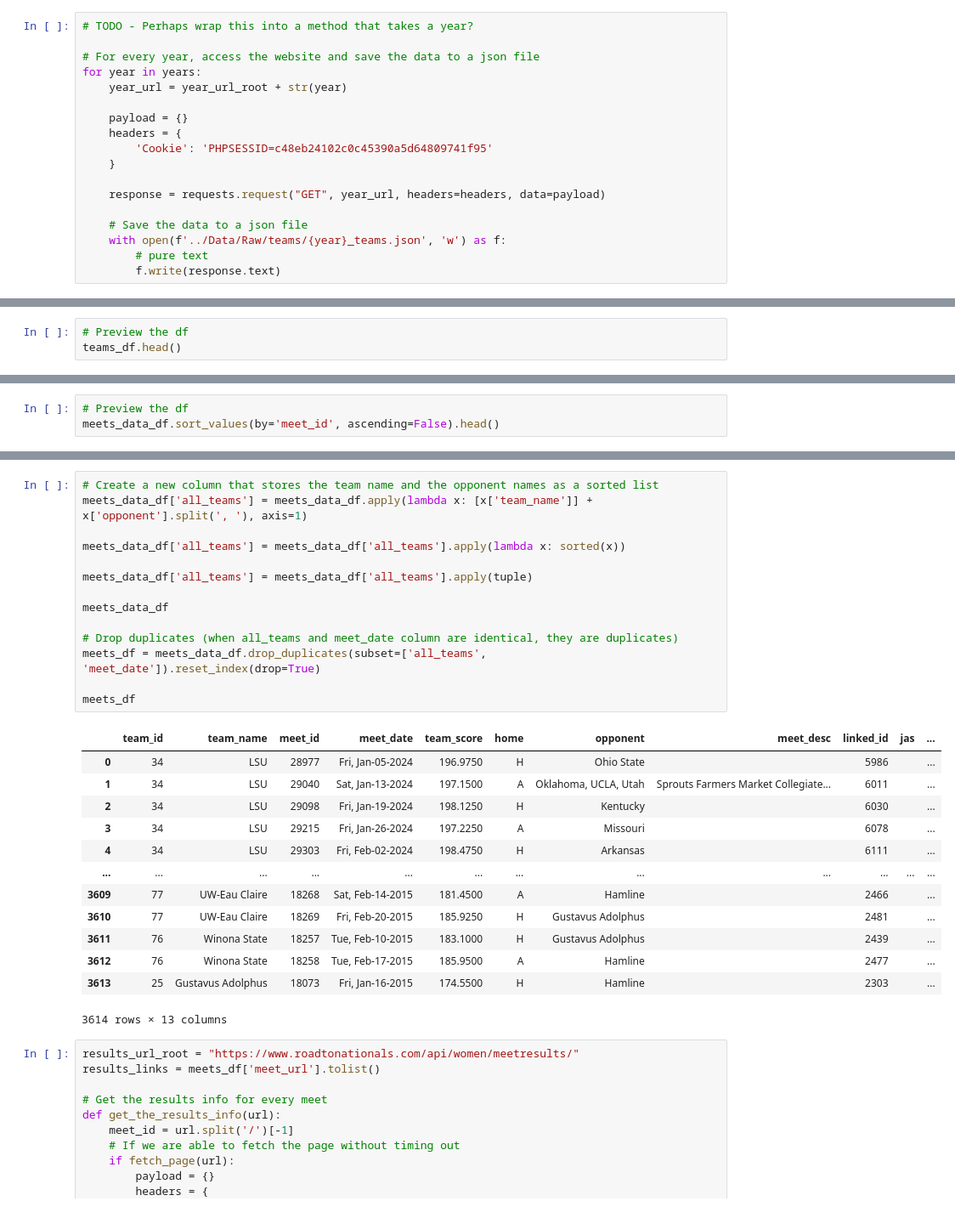
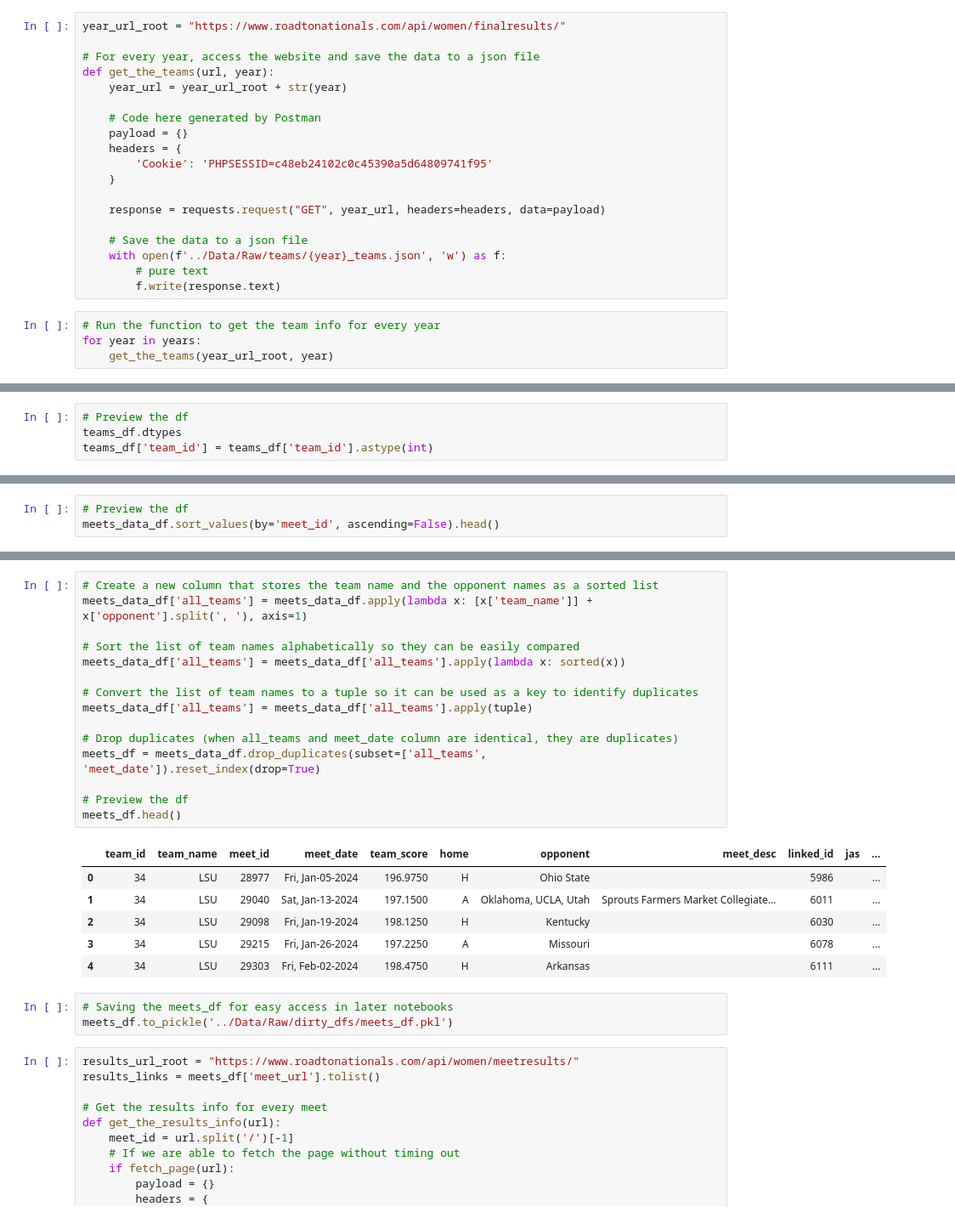
Before and after one commit to LSE-ME204/me204-2024-project-jesatuts2, a Jupyter notebook: Notebooks/NB01-Data-Collection.ipynb, the cells around one changed output, grey strips where cells are left out. Shown at 85% size. Cells and saved outputs as stored; diff of their text form.

Commit message:
constructed dfs and saved for local access in other notebooks

```diff
--- a/Notebooks/NB01-Data-Collection.ipynb
+++ b/Notebooks/NB01-Data-Collection.ipynb
@@ -106,10 +87,11 @@ On the landing page, I have scraped all the information for the past 10 years; t
 # %%
-# TODO - Perhaps wrap this into a method that takes a year?
+year_url_root = "https://www.roadtonationals.com/api/women/finalresults/"
 
 # For every year, access the website and save the data to a json file
-for year in years:
+def get_the_teams(url, year):
     year_url = year_url_root + str(year)
 
+    # Code here generated by Postman
     payload = {}
     headers = {
         'Cookie': 'PHPSESSID=c48eb24102c0c45390a5d64809741f95'
@@ -121,3 +103,7 @@ for year in years:
     with open(f'../Data/Raw/teams/{year}_teams.json', 'w') as f:
         # pure text
         f.write(response.text)
+# %%
+# Run the function to get the team info for every year
+for year in years:
+    get_the_teams(year_url_root, year)
@@ -156,6 +166,7 @@ teams_df.head()
 teams_df = teams_df.drop_duplicates(subset=['team_id', 'team_name']).reset_index(drop=True)
 # %%
 # Preview the df
-teams_df.head()
+teams_df.dtypes
+teams_df['team_id'] = teams_df['team_id'].astype(int)
 # %%
 # Determine the link to access the team's dashboard
@@ -321,31 +324,28 @@ I'm in a bit of a rush, so I'm going to leave that problem on the table for now
 # %%
 # Create a new column that stores the team name and the opponent names as a sorted list
 meets_data_df['all_teams'] = meets_data_df.apply(lambda x: [x['team_name']] + x['opponent'].split(', '), axis=1)
 
+# Sort the list of team names alphabetically so they can be easily compared
 meets_data_df['all_teams'] = meets_data_df['all_teams'].apply(lambda x: sorted(x))
 
+# Convert the list of team names to a tuple so it can be used as a key to identify duplicates
 meets_data_df['all_teams'] = meets_data_df['all_teams'].apply(tuple)
-
-meets_data_df
 
 # Drop duplicates (when all_teams and meet_date column are identical, they are duplicates)
 meets_df = meets_data_df.drop_duplicates(subset=['all_teams', 'meet_date']).reset_index(drop=True)
 
-meets_df
+# Preview the df
+meets_df.head()
 # %% [output]
 |  | team_id | team_name | meet_id | meet_date | team_score | home | opponent | meet_desc | linked_id | jas | ... |
 | 0 | 34 | LSU | 28977 | Fri, Jan-05-2024 | 196.9750 | H | Ohio State |  | 5986 |  | ... |
 | 1 | 34 | LSU | 29040 | Sat, Jan-13-2024 | 197.1500 | A | Oklahoma, UCLA, Utah | Sprouts Farmers Market Collegiate... | 6011 |  | ... |
 | 2 | 34 | LSU | 29098 | Fri, Jan-19-2024 | 198.1250 | H | Kentucky |  | 6030 |  | ... |
 | 3 | 34 | LSU | 29215 | Fri, Jan-26-2024 | 197.2250 | A | Missouri |  | 6078 |  | ... |
 | 4 | 34 | LSU | 29303 | Fri, Feb-02-2024 | 198.4750 | H | Arkansas |  | 6111 |  | ... |
-| ... | ... | ... | ... | ... | ... | ... | ... | ... | ... | ... | ... |
-| 3609 | 77 | UW-Eau Claire | 18268 | Sat, Feb-14-2015 | 181.4500 | A | Hamline |  | 2466 |  | ... |
-| 3610 | 77 | UW-Eau Claire | 18269 | Fri, Feb-20-2015 | 185.9250 | H | Gustavus Adolphus |  | 2481 |  | ... |
-| 3611 | 76 | Winona State | 18257 | Tue, Feb-10-2015 | 183.1000 | H | Gustavus Adolphus |  | 2439 |  | ... |
-| 3612 | 76 | Winona State | 18258 | Tue, Feb-17-2015 | 185.9500 | A | Hamline |  | 2477 |  | ... |
-| 3613 | 25 | Gustavus Adolphus | 18073 | Fri, Jan-16-2015 | 174.5500 | H | Hamline |  | 2303 |  | ... |
-3614 rows × 13 columns
+# %%
+# Saving the meets_df for easy access in later notebooks
+meets_df.to_pickle('../Data/Raw/dirty_dfs/meets_df.pkl')
 # %%
 results_url_root = "https://www.roadtonationals.com/api/women/meetresults/"
 results_links = meets_df['meet_url'].tolist()
```
Also changed, not shown: parts of 42 cells of this notebook, 6 other files.
